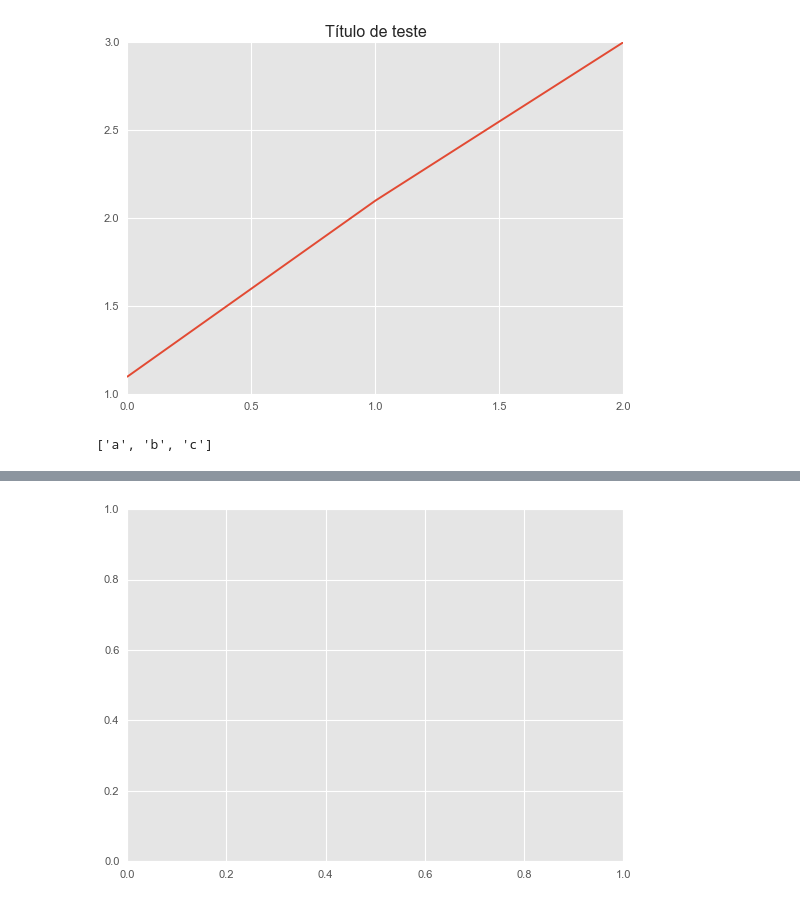
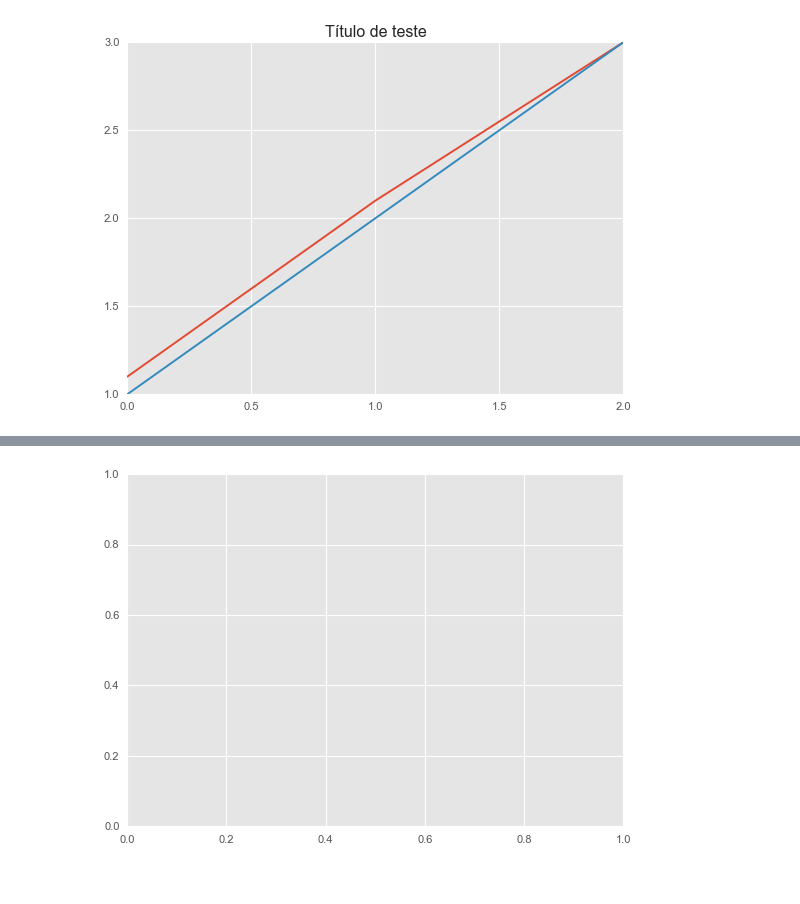
Before and after one commit to Franklin-oliveira/Macaco, a Jupyter notebook: demo.ipynb, the cells around one changed output, grey strips where cells are left out. Drawn from its saved outputs; the diff is of its cells as text; code cells hidden in the pictures.

```diff
--- a/demo.ipynb
+++ b/demo.ipynb
@@ -206,14 +206,30 @@ class DataFrame():
         else:
             x = df.getColumn(x)
 
-        if self.columns[y] == 'int':
-            y_data = self.df.getIntColumn(y)
-        elif self.columns[y] == 'double':
-            y_data = self.df.getDoubleColumn(y)
+        if y == None:
+            y = []
+            for col in list(self.columns.keys()):
+                if self.columns[col] != 'string':
+                    y.append(col)
 
-        # se é string, levanta um erro
-        elif self.columns[y] == 'string':
-            raise ValueError('Cannot plot string vector')
+        d = {}
+        if type(y) == list:
+            for col in y:
+                if self.columns[col] == 'int':
+                    d[col] = self.df.getIntColumn(col)
+                elif self.columns[col] == 'double':
+                    d[col] = self.df.getDoubleColumn(col)
+                # se é string, levanta um erro
+                elif self.columns[y] == 'string':
+                    raise ValueError('Cannot plot string vector')
+        else:
+            if self.columns[y] == 'int':
+                d[y] = self.df.getIntColumn(y)
+            elif self.columns[y] == 'double':
+                d[y] = self.df.getDoubleColumn(y)
+            # se é string, levanta um erro
+            elif self.columns[y] == 'string':
+                raise ValueError('Cannot plot string vector')
 
         # permite passar um eixo para o plot
         ax = kwargs.get('axe')
@@ -236,9 +252,13 @@ class DataFrame():
             else:
                 scaley = kwargs.get('scaley')
 
-            ax.plot(x,y_data, scalex= scalex, scaley = scaley,
-                     color=kwargs.get('color'))
-
+            if type(y) == list:
+                for col in y:
+                    ax.plot(x,d[col], scalex= scalex, scaley = scaley,
+                         color=kwargs.get('color'))
+            else:
+                ax.plot(x,d[y], scalex= scalex, scaley = scaley,
+                         color=kwargs.get('color'))
         # histograma
         elif kind == 'hist':
             # tratando argumentos padrão
@@ -334,12 +354,8 @@ class DataFrame():
     # def GetLoc(linha,coluna)
     # def Query()
 # %%
-df = DataFrame({'b': ['a','b','c'], 'a': [1.1,2.1,3], 'c':[1,2,3]})
+df = DataFrame({'b': ['a','b','c'], 'ala': [1.1,2.1,3], 'c':[1,2,3]})
 # %%
-df.plot(y='a', kind='line', remove_frames='all', title='Título de teste', alpha=0.5, style='ggplot')
+df.plot(kind='line', remove_frames='all', title='Título de teste', alpha=0.5, style='ggplot')
 # %% [output]
-[figure, old version]
+[figure, new version]
-# %%
-df.getColumn('b')
-# %% [output]
-['a', 'b', 'c']
```
Also changed, not shown: parts of 4 cells of this notebook.
